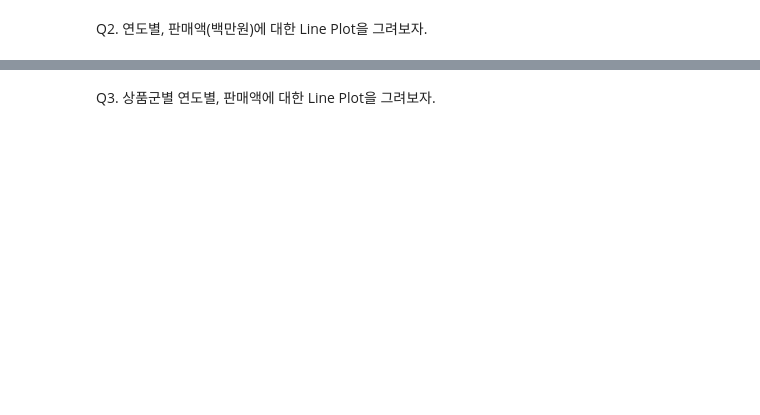
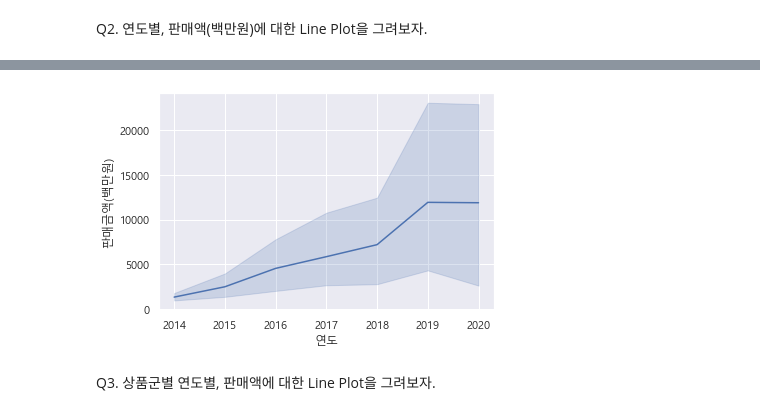
Before and after one commit to sener7106/TIL, a Jupyter notebook: Code/TEST_02.ipynb, the cells around one changed output, grey strips where cells are left out. Saved outputs shown, nothing was run; the diff lists cells and outputs as text; code cells hidden in the pictures; blank space fills up the shorter version.

```diff
--- a/Code/TEST_02.ipynb
+++ b/Code/TEST_02.ipynb
@@ -60,0 +111,3 @@ https://pandas.pydata.org/Pandas_Cheat_Sheet.pdf
+# %%
+df['분기'] = df['기간'].map(lambda x: int(x.split()[1].split('/')[0]))
+df.head()
@@ -61,2 +121,5 @@ https://pandas.pydata.org/Pandas_Cheat_Sheet.pdf
 # %% [markdown]
 3) 금액을 수치 데이터로 변경
+# %%
+df['판매금액(백만원)'] = df['판매금액(백만원)'].replace('-', np.nan).astype(float)
+df.info()
@@ -74,0 +143,5 @@ https://pandas.pydata.org/Pandas_Cheat_Sheet.pdf
+# %%
+print(df.shape)
+df = df[(df['국가(대륙)별'] != '합계') & (df['상품군별'] != '합계')]
+print(df.shape)
+df.head()
@@ -76,3 +158,6 @@ https://pandas.pydata.org/Pandas_Cheat_Sheet.pdf
 # K-Beauty 시각화
 # %% [markdown]
 Q1. 판매유형별 == '계' 데이터를 추출해보자.(df_total로 변수 저장)
+# %%
+df_total = df[df['판매유형별'] == '계']
+print(df_total.shape)
@@ -85,2 +168,7 @@ Q2. 연도별, 판매액(백만원)에 대한 Line Plot을 그려보자.
+# %%
+sns.lineplot(data = df_total, x = '연도', y = '판매금액(백만원)')
+plt.show()
+# %% [output]
+[figure, added]
 # %% [markdown]
 Q3. 상품군별 연도별, 판매액에 대한 Line Plot을 그려보자.
```
Also changed, not shown: parts of 42 cells of this notebook, 3 other files.
